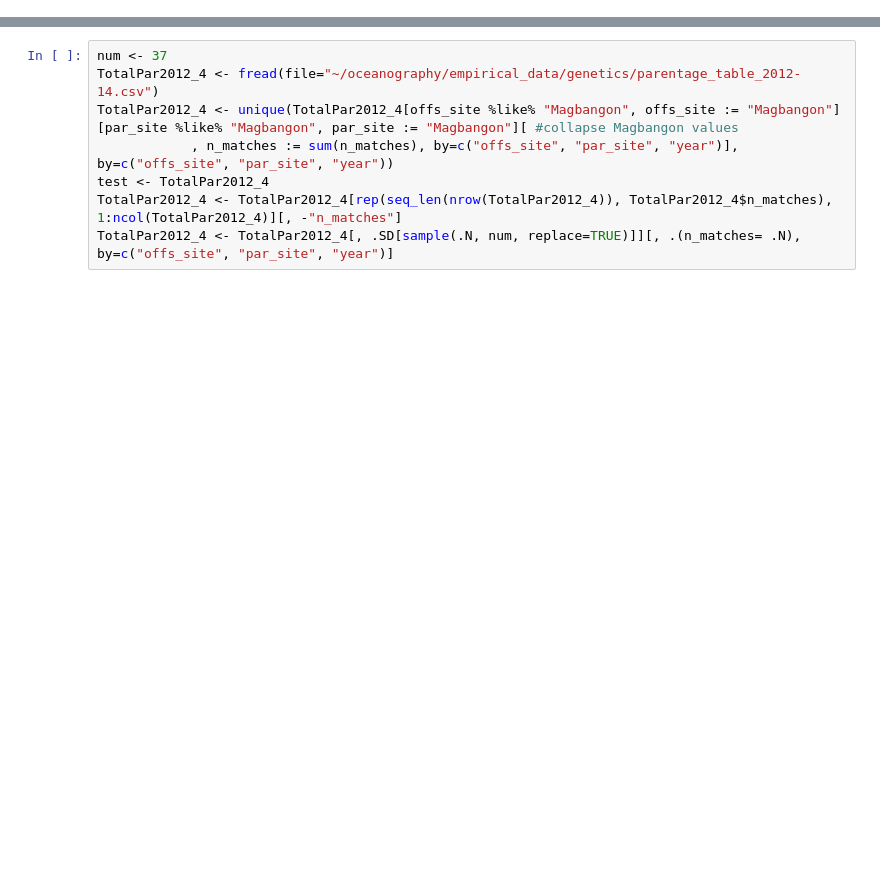
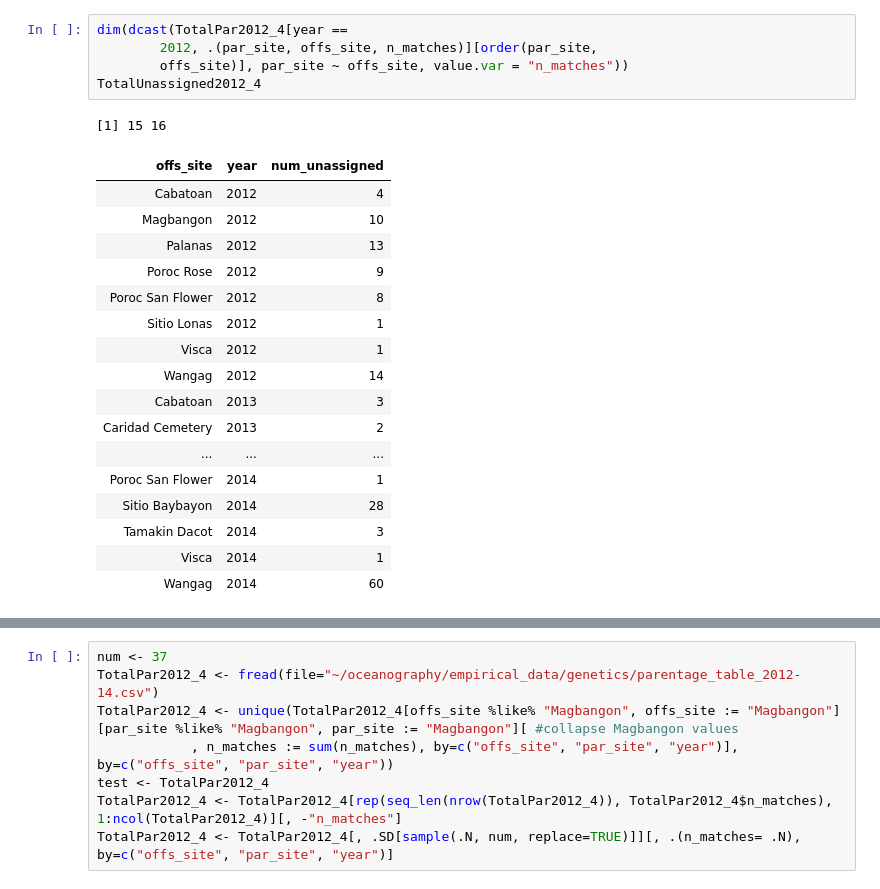
Before and after one commit to pinskylab/CamotesROMS, a Jupyter notebook: notebooks/format_data.ipynb, the cells around one changed output, grey strips where cells are left out. Saved outputs shown, nothing was run; the diff lists cells and outputs as text; blank space fills up the shorter version.

```diff
--- a/notebooks/format_data.ipynb
+++ b/notebooks/format_data.ipynb
@@ -701,0 +259,24 @@ dim(MonsoonBiophysMatSWM)
+# %%
+dim(dcast(TotalPar2012_4[year ==
+        2012, .(par_site, offs_site, n_matches)][order(par_site,
+        offs_site)], par_site ~ offs_site, value.var = "n_matches"))
+TotalUnassigned2012_4
+# %% [output]
+[1] 15 16
+| offs_site | year | num_unassigned |
+| Cabatoan | 2012 | 4 |
+| Magbangon | 2012 | 10 |
+| Palanas | 2012 | 13 |
+| Poroc Rose | 2012 | 9 |
+| Poroc San Flower | 2012 | 8 |
+| Sitio Lonas | 2012 | 1 |
+| Visca | 2012 | 1 |
+| Wangag | 2012 | 14 |
+| Cabatoan | 2013 | 3 |
+| Caridad Cemetery | 2013 | 2 |
+| ... | ... | ... |
+| Poroc San Flower | 2014 | 1 |
+| Sitio Baybayon | 2014 | 28 |
+| Tamakin Dacot | 2014 | 3 |
+| Visca | 2014 | 1 |
+| Wangag | 2014 | 60 |
```
Also changed, not shown: parts of 46 cells of this notebook, 9 other files.
